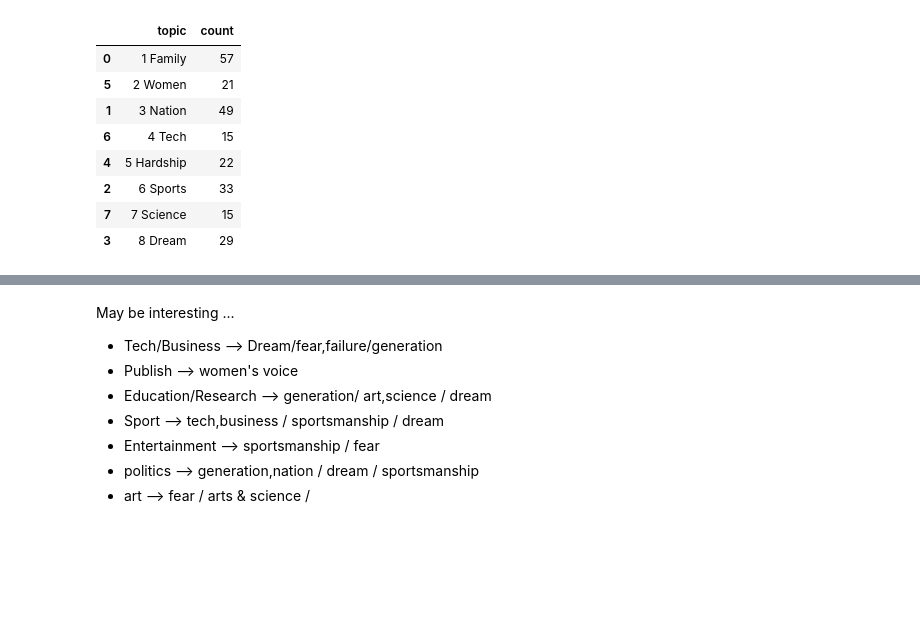
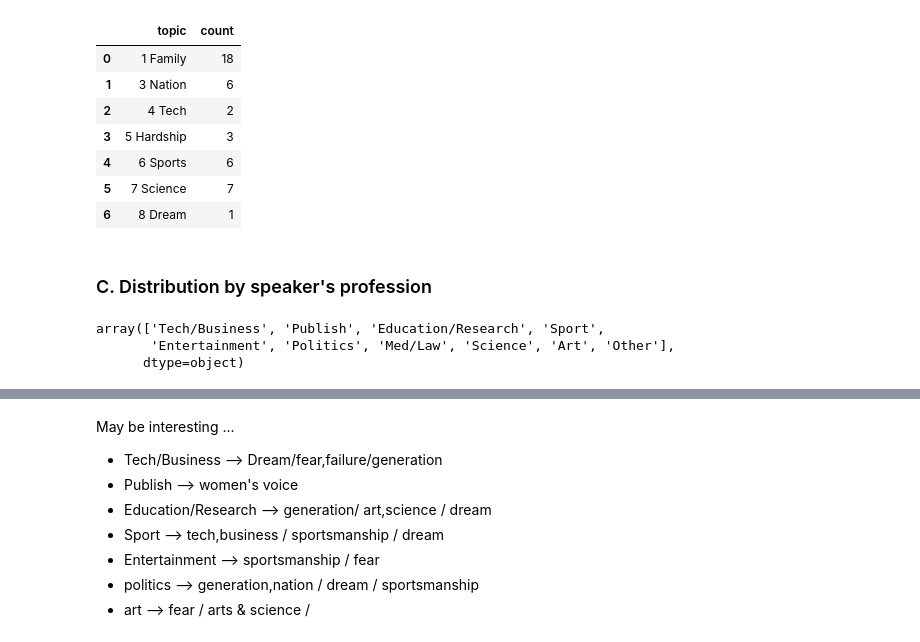
Before and after one commit to katiehuang1221/NLP-Analysis-On-Motivational-Speeches, a Jupyter notebook: notebook/06_topic_modeling_interpret.ipynb, the cells around one changed output, grey strips where cells are left out. Saved outputs shown, nothing was run; the diff lists cells and outputs as text; code cells hidden in the pictures; blank space fills up the shorter version.

```diff
--- a/notebook/06_topic_modeling_interpret.ipynb
+++ b/notebook/06_topic_modeling_interpret.ipynb
@@ -160,8 +139,9 @@ Interpretation of topics:
 8. Dream
 # %%
-# Trial (added stop words in clean.py)
+# # Trial (added stop words in clean.py)
+# # Does not change much; commented out the added stop words in clean.py
 
-num_topic = 8
-speech_df_x = wash(speech_concise,'transcript').copy()
-topic_df = topic_modeling(speech_df_x,'nouns',num_topic)
-topic_df
+# num_topic = 8
+# speech_df_x = wash(speech_concise,'transcript').copy()
+# topic_df = topic_modeling(speech_df_x,'nouns',num_topic)
+# topic_df
@@ -337,12 +308,12 @@ east_topic.plot.pie(y='TOPIC',legend=False);
 # %%
-east_topic.reset_index().rename(columns={'index':'topic','TOPIC':'count'}).sort_values('topic')
+central_topic.reset_index().rename(columns={'index':'topic','TOPIC':'count'}).sort_values('topic').reset_index(drop=True)
+# Missing #2 (Women's voice)
 # %% [output]
 |  | topic | count |
-| 0 | 1 Family | 57 |
-| 5 | 2 Women | 21 |
-| 1 | 3 Nation | 49 |
-| 6 | 4 Tech | 15 |
-| 4 | 5 Hardship | 22 |
-| 2 | 6 Sports | 33 |
-| 7 | 7 Science | 15 |
-| 3 | 8 Dream | 29 |
+| 0 | 1 Family | 18 |
+| 1 | 3 Nation | 6 |
+| 2 | 4 Tech | 2 |
+| 3 | 5 Hardship | 3 |
+| 4 | 6 Sports | 6 |
+| 5 | 7 Science | 7 |
+| 6 | 8 Dream | 1 |
@@ -351 +320,10 @@ east_topic.reset_index().rename(columns={'index':'topic','TOPIC':'count'}).sort_
+# %% [markdown]
+### C. Distribution by speaker's profession
+# %%
+# Pull out the profession categories
+speech_df_x.category.unique()
+# %% [output]
+array(['Tech/Business', 'Publish', 'Education/Research', 'Sport',
+       'Entertainment', 'Politics', 'Med/Law', 'Science', 'Art', 'Other'],
+      dtype=object)
 # %%
```
Also changed, not shown: parts of 45 cells of this notebook.
